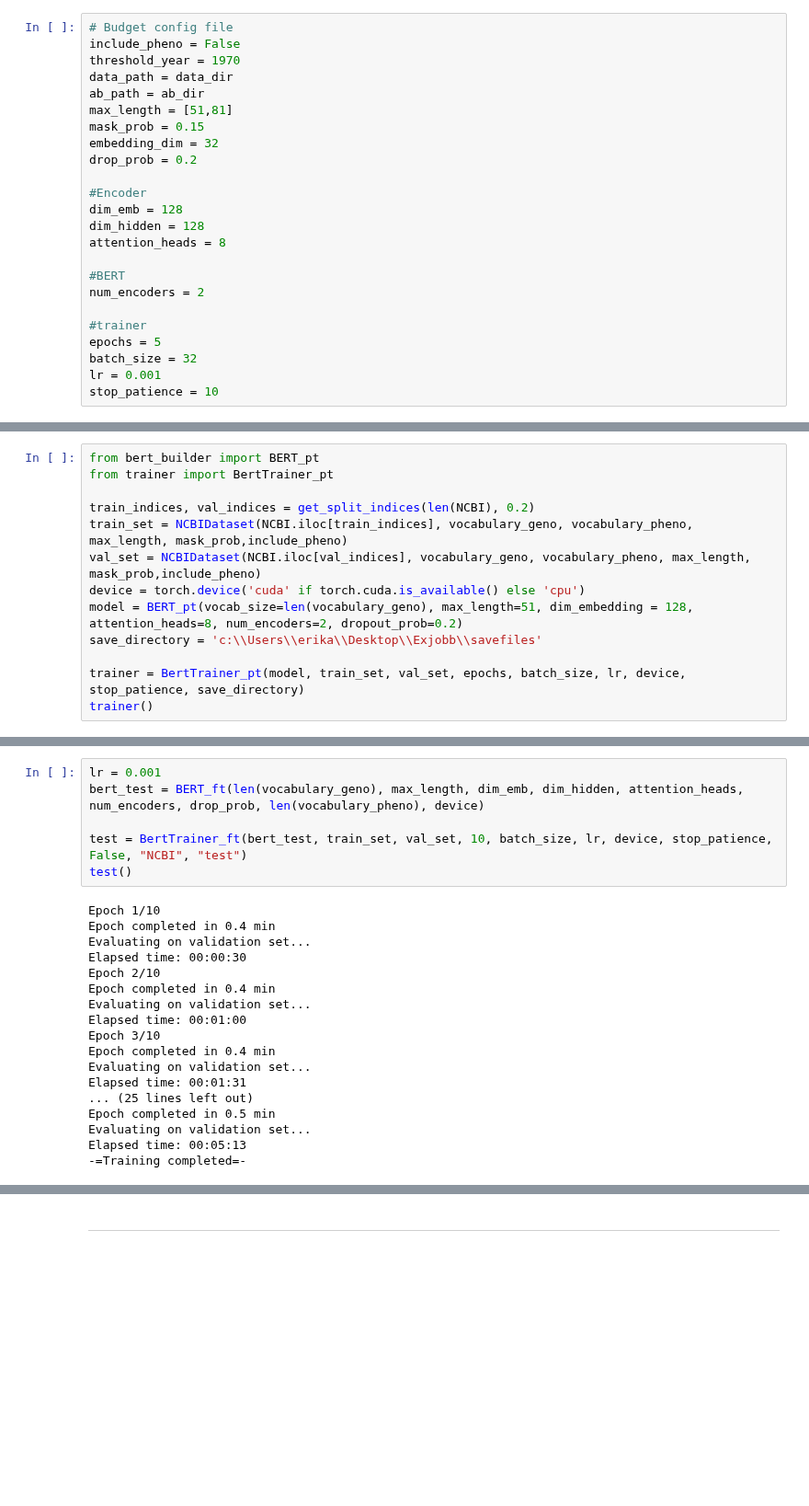
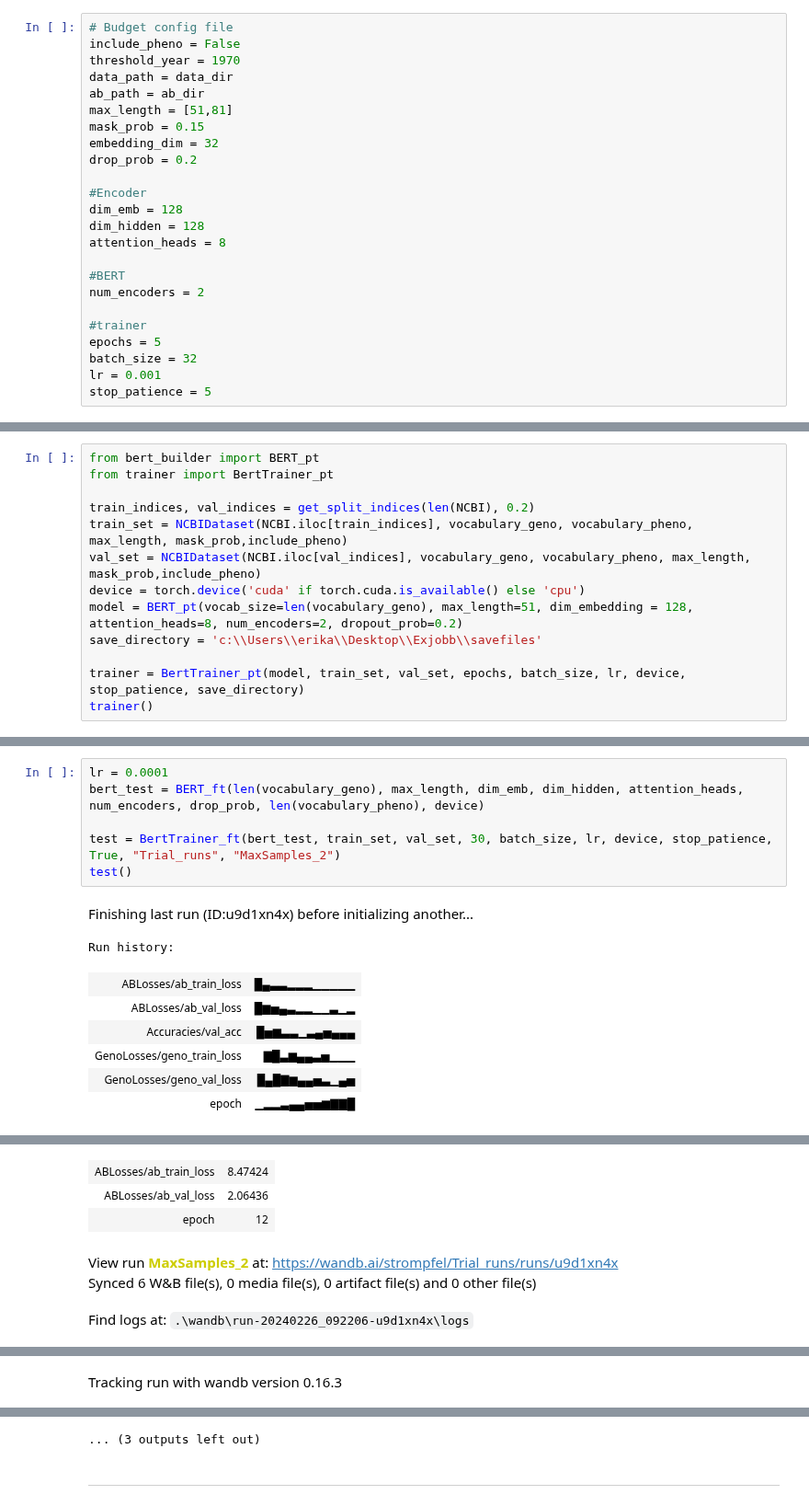
Before and after one commit to aeerik/base, a Jupyter notebook: kladd.ipynb, the cells around one changed output, grey strips where cells are left out. Shown at 92% size. Drawn from its saved outputs; the diff is of its cells as text; blank space fills up the shorter version.

```diff
--- a/kladd.ipynb
+++ b/kladd.ipynb
@@ -50,7 +50,7 @@ num_encoders = 2
 epochs = 5
 batch_size = 32
 lr = 0.001
-stop_patience = 10
+stop_patience = 5
 # %% [markdown]
 Vocabulary
 # %%
@@ -615,24 +615,15 @@ length  of token vocabulary: 472
 # %%
-lr = 0.001
+lr = 0.0001
 bert_test = BERT_ft(len(vocabulary_geno), max_length, dim_emb, dim_hidden, attention_heads, num_encoders, drop_prob, len(vocabulary_pheno), device)
 
-test = BertTrainer_ft(bert_test, train_set, val_set, 10, batch_size, lr, device, stop_patience,  False, "NCBI", "test")
+test = BertTrainer_ft(bert_test, train_set, val_set, 30, batch_size, lr, device, stop_patience,  True, "Trial_runs", "MaxSamples_2")
 test()
 # %% [output]
+Finishing last run (ID:u9d1xn4x) before initializing another...
-Epoch 1/10
-Epoch completed in 0.4 min
-Evaluating on validation set...
-Elapsed time: 00:00:30
-Epoch 2/10
-Epoch completed in 0.4 min
-Evaluating on validation set...
-Elapsed time: 00:01:00
-Epoch 3/10
-Epoch completed in 0.4 min
-Evaluating on validation set...
-Elapsed time: 00:01:31
-... (25 lines left out)
-Epoch completed in 0.5 min
-Evaluating on validation set...
-Elapsed time: 00:05:13
--=Training completed=-
+Run history:
+| ABLosses/ab_train_loss | █▄▃▃▂▂▂▁▁▁▁▁ |
+| ABLosses/ab_val_loss | █▆▅▄▃▂▂▁▁▃▁▂ |
+| Accuracies/val_acc | █▅▆▃▃▁▃▄▅▄▄▄ |
+| GenoLosses/geno_train_loss | ▇█▃▆▄▄▃▅▁▁▁ |
+| GenoLosses/geno_val_loss | █▄█▇▆▄▄▅▃▁▄▅ |
+| epoch | ▁▂▂▃▄▄▅▅▆▇▇█ |
@@ -655,0 +631,6 @@ Elapsed time: 00:05:13
+| ABLosses/ab_train_loss | 8.47424 |
+| ABLosses/ab_val_loss | 2.06436 |
+| epoch | 12 |
+View run MaxSamples_2 at: https://wandb.ai/strompfel/Trial_runs/runs/u9d1xn4x
+Synced 6 W&B file(s), 0 media file(s), 0 artifact file(s) and 0 other file(s)
+Find logs at: .\wandb\run-20240226_092206-u9d1xn4x\logs
@@ -655,0 +638 @@ Elapsed time: 00:05:13
+Tracking run with wandb version 0.16.3
@@ -656,3 +642,4 @@ Elapsed time: 00:05:13
+... (3 outputs left out)
 # %% [markdown]
 ------------------------------
 # %%
```
Also changed, not shown: parts of 2 cells of this notebook, 15 other files.
